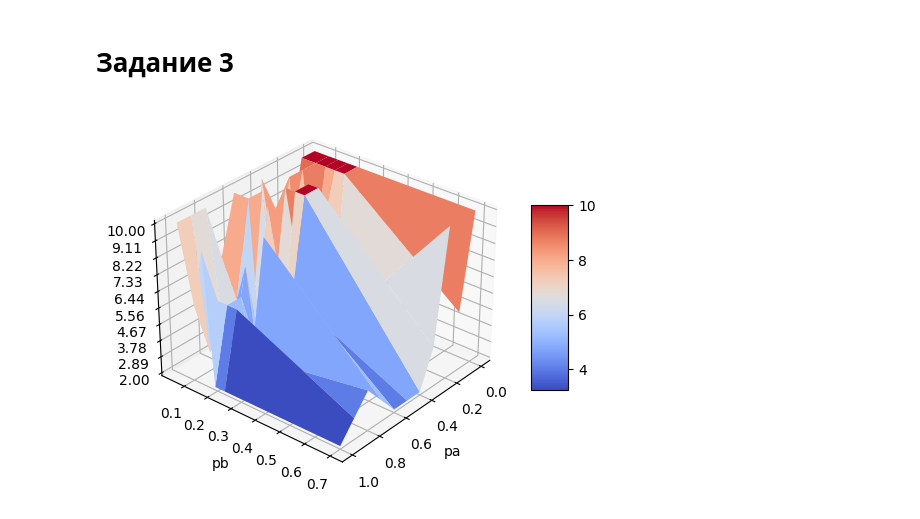
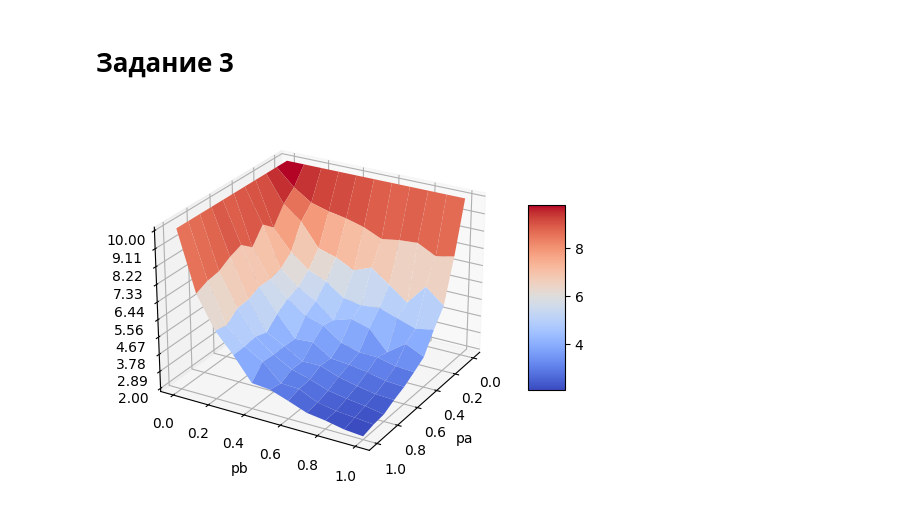
Before and after one commit to dimayasha7123/comp_modeling, a Jupyter notebook: lab2.ipynb, the cells around one changed output. Cells and saved outputs as stored; diff of their text form; code cells hidden in the pictures.

```diff
--- a/lab2.ipynb
+++ b/lab2.ipynb
@@ -177,37 +177,37 @@ from matplotlib.ticker import LinearLocator
 import numpy as np
 
 fig, ax = plt.subplots(subplot_kw={"projection": "3d"})
 
 trip_count = 10
-days = 100000
+days = 100
 
 xy_precision = 10
 
 X = [i/xy_precision for i in range(0, xy_precision + 1)] # pa
-# Y = X.copy() # pb
-Y = [0.05, 0.11, 0.15, 0.19, 0.23, 0.7]
+Y = X.copy() # pb
+# Y = [0.05, 0.11, 0.15, 0.19, 0.23, 0.71]
 X, Y = np.meshgrid(X, Y)
 
-vec_alpha_day = np.vectorize(beta_day)
-Z = vec_alpha_day(trip_count, X, Y)
+vec_alpha_day = np.vectorize(strategy_period_mean)
+Z = vec_alpha_day(days, trip_count, X, Y, beta_day)
 
 # Plot the surface.
 surf = ax.plot_surface(X, Y, Z, cmap=cm.coolwarm,
                        linewidth=0, antialiased=True)
 
 # Customize the z axis.
 # ax.set_zlim(-1.01, 1.01)
 ax.zaxis.set_major_locator(LinearLocator(10))
 # A StrMethodFormatter is used automatically
 ax.zaxis.set_major_formatter('{x:.02f}')
 
 # Add a color bar which maps values to colors.
 fig.colorbar(surf, shrink=0.5, aspect=5)
 
-ax.view_init(30, 40)
+ax.view_init(25, 30)
 ax.set_xlabel('pa')
 ax.set_ylabel('pb')
 
 plt.show()
 # %% [output]
-[figure, old version]
+[figure, new version]
```
Also changed, not shown: parts of 4 cells of this notebook.
